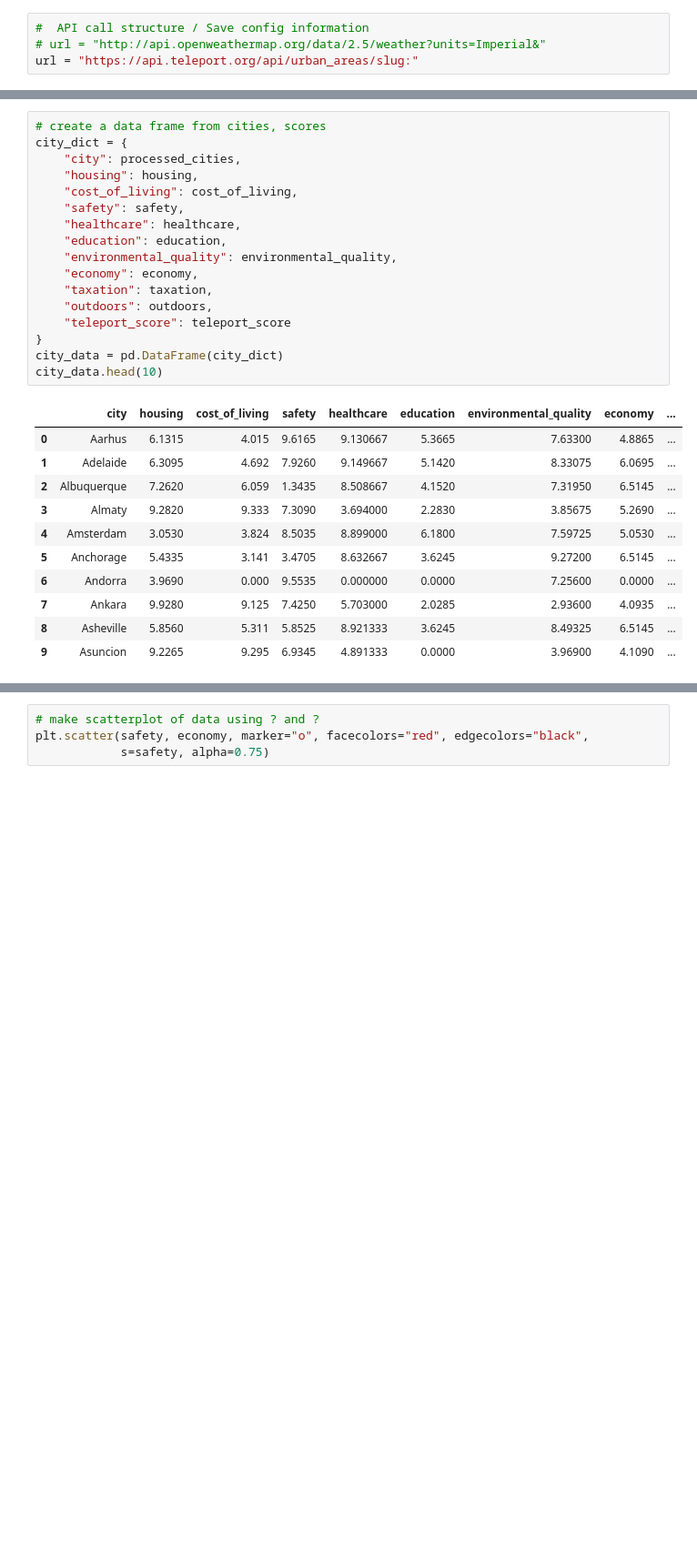
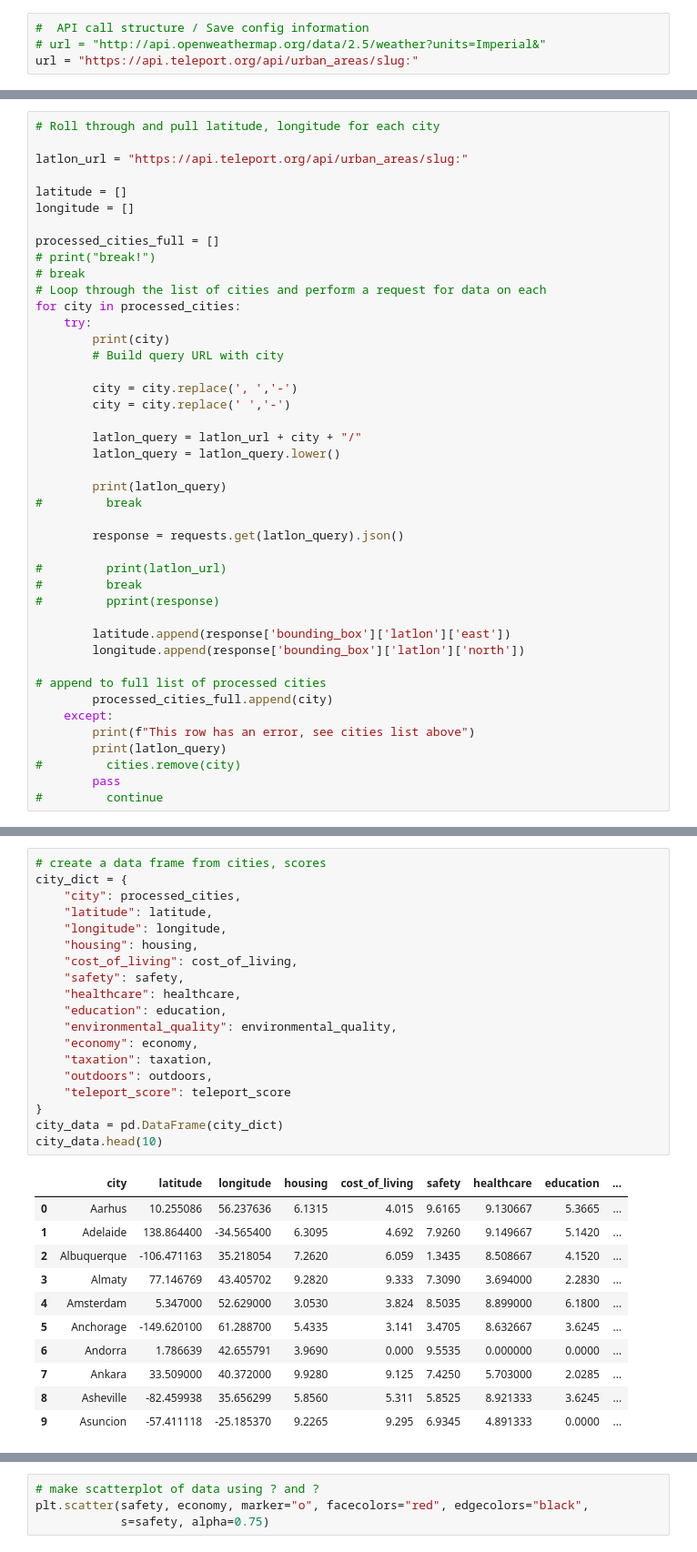
Before and after one commit to rdhuper/Project_Group_6, a Jupyter notebook: alex/Teleport_API_City_Collection.ipynb, the cells around one changed output, grey strips where cells are left out. Shown at 91% size. Saved outputs shown, nothing was run; the diff lists cells and outputs as text; blank space fills up the shorter version.

Commit message:
updated with latitude and longitude

```diff
--- a/alex/Teleport_API_City_Collection.ipynb
+++ b/alex/Teleport_API_City_Collection.ipynb
@@ -130,0 +135,43 @@ https://api.teleport.org/api/urban_areas/slug:zurich/scores/
+# %%
+# Roll through and pull latitude, longitude for each city
+
+latlon_url = "https://api.teleport.org/api/urban_areas/slug:"
+
+latitude = []
+longitude = []
+
+processed_cities_full = []
+# print("break!")
+# break
+# Loop through the list of cities and perform a request for data on each
+for city in processed_cities:
+    try:
+        print(city)
+        # Build query URL with city
+
+        city = city.replace(', ','-')
+        city = city.replace(' ','-')
+
+        latlon_query = latlon_url + city + "/"
+        latlon_query = latlon_query.lower()
+
+        print(latlon_query)
+#         break
+
+        response = requests.get(latlon_query).json()
+
+#         print(latlon_url)
+#         break
+#         pprint(response)
+
+        latitude.append(response['bounding_box']['latlon']['east'])
+        longitude.append(response['bounding_box']['latlon']['north'])
+
+# append to full list of processed cities
+        processed_cities_full.append(city)
+    except:
+        print(f"This row has an error, see cities list above")
+        print(latlon_query)
+#         cities.remove(city)
+        pass
+#         continue
@@ -131,32 +200,34 @@ https://api.teleport.org/api/urban_areas/slug:zurich/scores/
 # %%
 # create a data frame from cities, scores
 city_dict = {
     "city": processed_cities,
+    "latitude": latitude,
+    "longitude": longitude,
     "housing": housing,
     "cost_of_living": cost_of_living,
     "safety": safety,
     "healthcare": healthcare,
     "education": education,
     "environmental_quality": environmental_quality,
     "economy": economy,
     "taxation": taxation,
     "outdoors": outdoors,
     "teleport_score": teleport_score
 }
 city_data = pd.DataFrame(city_dict)
 city_data.head(10)
 # %% [output]
-|  | city | housing | cost_of_living | safety | healthcare | education | environmental_quality | economy | ... |
-| 0 | Aarhus | 6.1315 | 4.015 | 9.6165 | 9.130667 | 5.3665 | 7.63300 | 4.8865 | ... |
-| 1 | Adelaide | 6.3095 | 4.692 | 7.9260 | 9.149667 | 5.1420 | 8.33075 | 6.0695 | ... |
-| 2 | Albuquerque | 7.2620 | 6.059 | 1.3435 | 8.508667 | 4.1520 | 7.31950 | 6.5145 | ... |
-| 3 | Almaty | 9.2820 | 9.333 | 7.3090 | 3.694000 | 2.2830 | 3.85675 | 5.2690 | ... |
-| 4 | Amsterdam | 3.0530 | 3.824 | 8.5035 | 8.899000 | 6.1800 | 7.59725 | 5.0530 | ... |
-| 5 | Anchorage | 5.4335 | 3.141 | 3.4705 | 8.632667 | 3.6245 | 9.27200 | 6.5145 | ... |
-| 6 | Andorra | 3.9690 | 0.000 | 9.5535 | 0.000000 | 0.0000 | 7.25600 | 0.0000 | ... |
-| 7 | Ankara | 9.9280 | 9.125 | 7.4250 | 5.703000 | 2.0285 | 2.93600 | 4.0935 | ... |
-| 8 | Asheville | 5.8560 | 5.311 | 5.8525 | 8.921333 | 3.6245 | 8.49325 | 6.5145 | ... |
-| 9 | Asuncion | 9.2265 | 9.295 | 6.9345 | 4.891333 | 0.0000 | 3.96900 | 4.1090 | ... |
+|  | city | latitude | longitude | housing | cost_of_living | safety | healthcare | education | ... |
+| 0 | Aarhus | 10.255086 | 56.237636 | 6.1315 | 4.015 | 9.6165 | 9.130667 | 5.3665 | ... |
+| 1 | Adelaide | 138.864400 | -34.565400 | 6.3095 | 4.692 | 7.9260 | 9.149667 | 5.1420 | ... |
+| 2 | Albuquerque | -106.471163 | 35.218054 | 7.2620 | 6.059 | 1.3435 | 8.508667 | 4.1520 | ... |
+| 3 | Almaty | 77.146769 | 43.405702 | 9.2820 | 9.333 | 7.3090 | 3.694000 | 2.2830 | ... |
+| 4 | Amsterdam | 5.347000 | 52.629000 | 3.0530 | 3.824 | 8.5035 | 8.899000 | 6.1800 | ... |
+| 5 | Anchorage | -149.620100 | 61.288700 | 5.4335 | 3.141 | 3.4705 | 8.632667 | 3.6245 | ... |
+| 6 | Andorra | 1.786639 | 42.655791 | 3.9690 | 0.000 | 9.5535 | 0.000000 | 0.0000 | ... |
+| 7 | Ankara | 33.509000 | 40.372000 | 9.9280 | 9.125 | 7.4250 | 5.703000 | 2.0285 | ... |
+| 8 | Asheville | -82.459938 | 35.656299 | 5.8560 | 5.311 | 5.8525 | 8.921333 | 3.6245 | ... |
+| 9 | Asuncion | -57.411118 | -25.185370 | 9.2265 | 9.295 | 6.9345 | 4.891333 | 0.0000 | ... |
 # %%
 # Sorting - housing, low to high
 housing_sort = city_data.sort_values(
```
Also changed, not shown: parts of 7 cells of this notebook, 1 other file.
